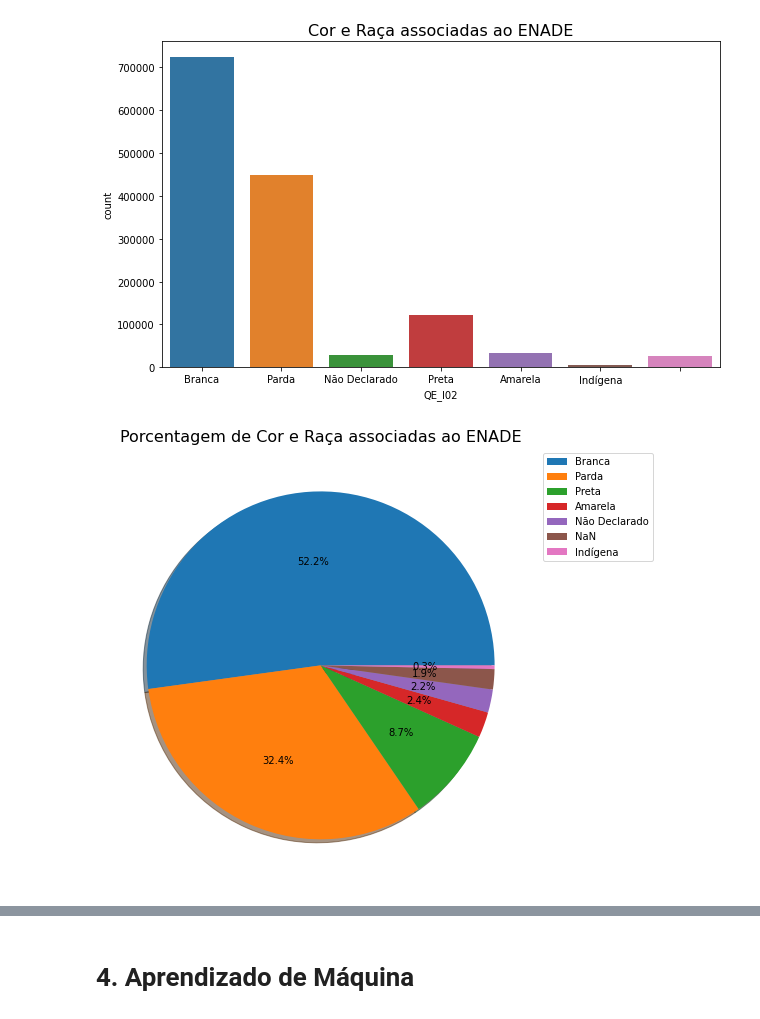
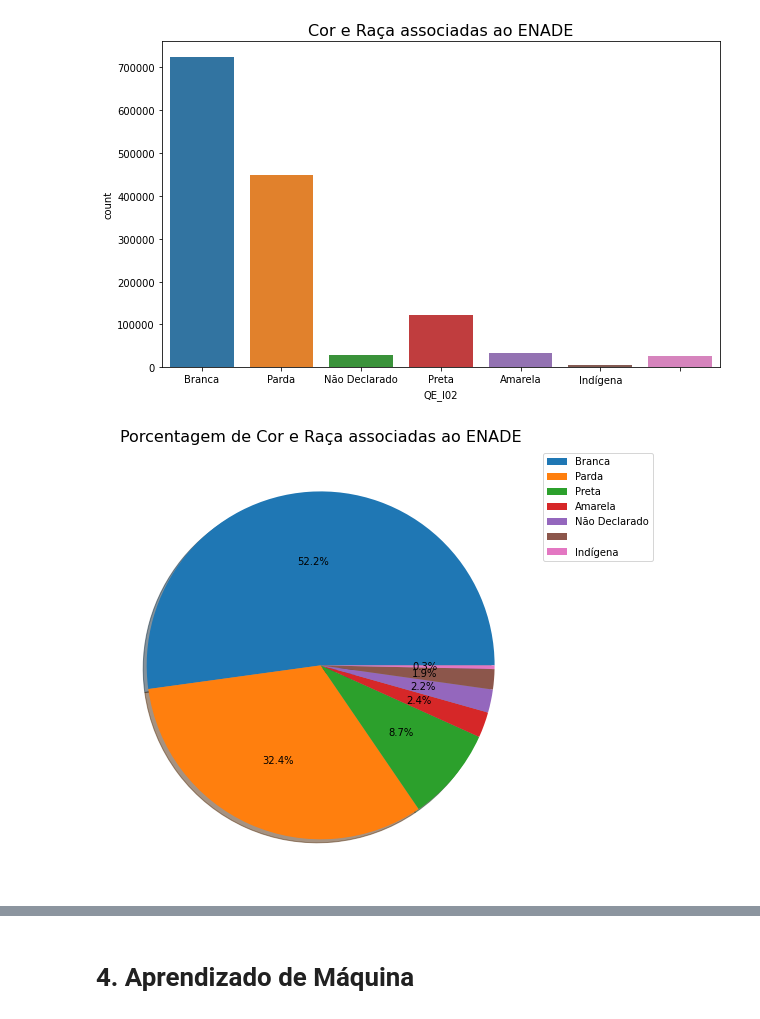
Before and after one commit to MelissapG/data-warehouse, a Jupyter notebook: prova-individual/DW-Prova_Individual.ipynb, the cells around one changed output, grey strips where cells are left out. Saved outputs shown, nothing was run; the diff lists cells and outputs as text; code cells hidden in the pictures.

```diff
--- a/prova-individual/DW-Prova_Individual.ipynb
+++ b/prova-individual/DW-Prova_Individual.ipynb
@@ -193,10 +195,9 @@ plt.show()
 # %%
 plt.figure(figsize=(10,8))
 plt.title("Porcentagem de Cor e Raça associadas ao ENADE", fontsize=16)
-plt.pie(df.QE_I02.value_counts(), autopct='%1.1f%%', shadow=True)
-plt.legend(bbox_to_anchor=(1, 1), loc='best', labels=['Branca','Parda','Preta','Amarela','Não Declarado','NaN','Indígena'])
-
+plt.pie(cor_raca.value_counts(), autopct='%1.1f%%', shadow=True)
+plt.legend(bbox_to_anchor=(1, 1), loc='best', labels=cor_raca.value_counts().index)
 plt.show()
 # %% [output]
-[figure, old version]
+[figure, new version]
 # %% [markdown]
```
Also changed, not shown: parts of 34 cells of this notebook.
